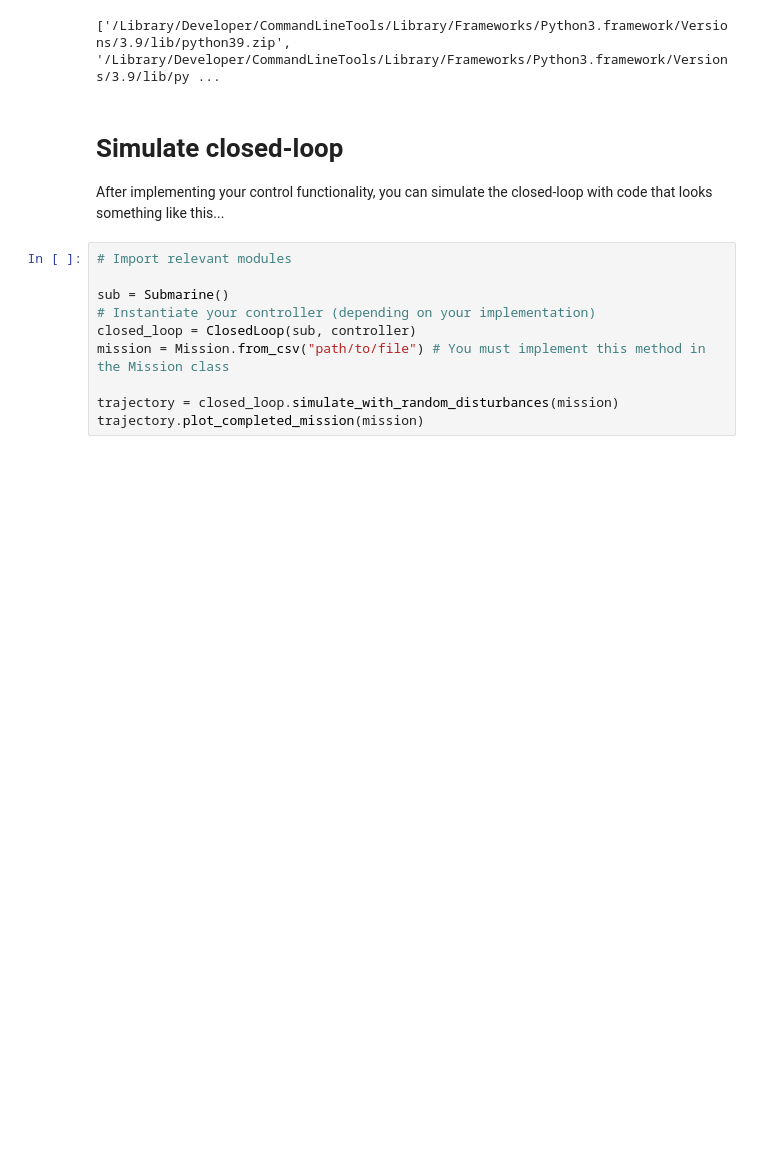
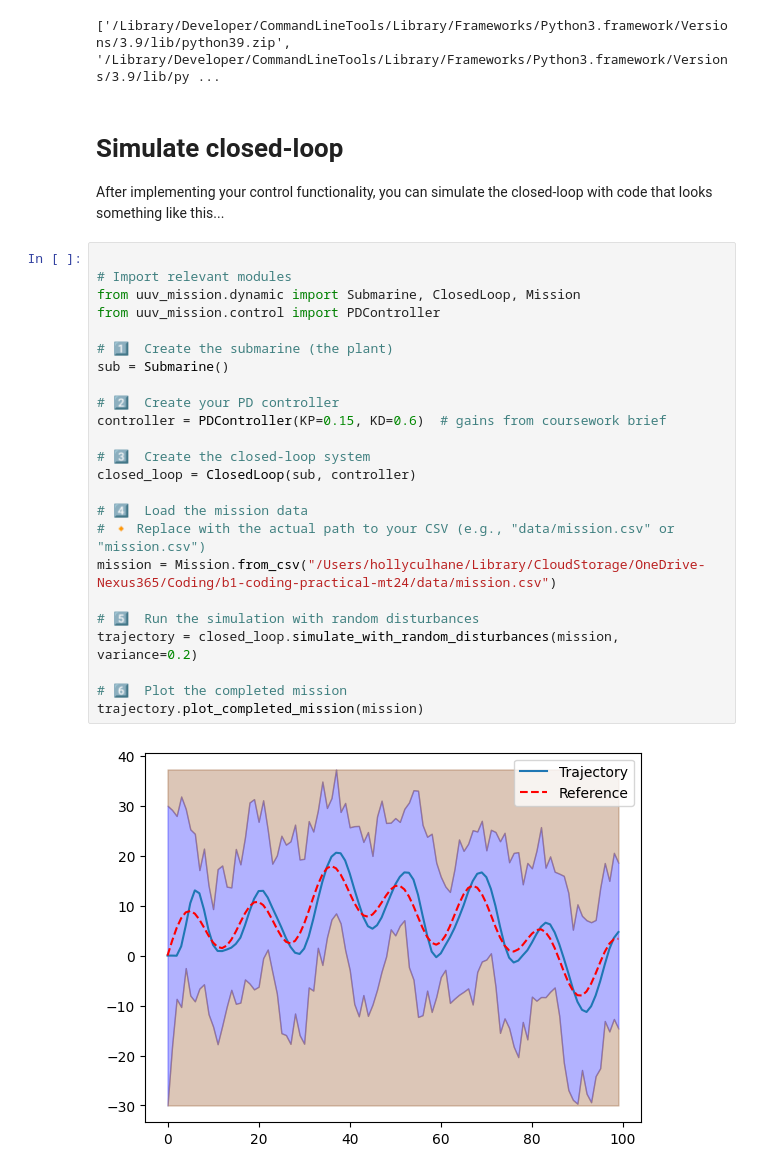
Before and after one commit to hollyculhane/b1-coding-practical-mt24, a Jupyter notebook: notebooks/demo.ipynb, the cells around one changed output. Drawn from its saved outputs; the diff is of its cells as text; blank space fills up the shorter version.

```diff
--- a/notebooks/demo.ipynb
+++ b/notebooks/demo.ipynb
@@ -21,13 +89,29 @@ print(sys.path)
 # %% [markdown]
 # Simulate closed-loop
 After implementing your control functionality, you can simulate the closed-loop with code that looks something like this...
-# %%
-# Import relevant modules
-
-sub = Submarine()
-# Instantiate your controller (depending on your implementation)
-closed_loop = ClosedLoop(sub, controller)
-mission = Mission.from_csv("path/to/file") # You must implement this method in the Mission class
-
-trajectory = closed_loop.simulate_with_random_disturbances(mission)
-trajectory.plot_completed_mission(mission)
+# %%
+
+# Import relevant modules
+from uuv_mission.dynamic import Submarine, ClosedLoop, Mission
+from uuv_mission.control import PDController
+
+# 1️⃣  Create the submarine (the plant)
+sub = Submarine()
+
+# 2️⃣  Create your PD controller
+controller = PDController(KP=0.15, KD=0.6)  # gains from coursework brief
+
+# 3️⃣  Create the closed-loop system
+closed_loop = ClosedLoop(sub, controller)
+
+# 4️⃣  Load the mission data
+# 🔸 Replace with the actual path to your CSV (e.g., "data/mission.csv" or "mission.csv")
+mission = Mission.from_csv("/Users/hollyculhane/Library/CloudStorage/OneDrive-Nexus365/Coding/b1-coding-practical-mt24/data/mission.csv")
+
+# 5️⃣  Run the simulation with random disturbances
+trajectory = closed_loop.simulate_with_random_disturbances(mission, variance=0.2)
+
+# 6️⃣  Plot the completed mission
+trajectory.plot_completed_mission(mission)
+# %% [output]
+[figure, added]
```
Also changed, not shown: parts of 6 cells of this notebook.
